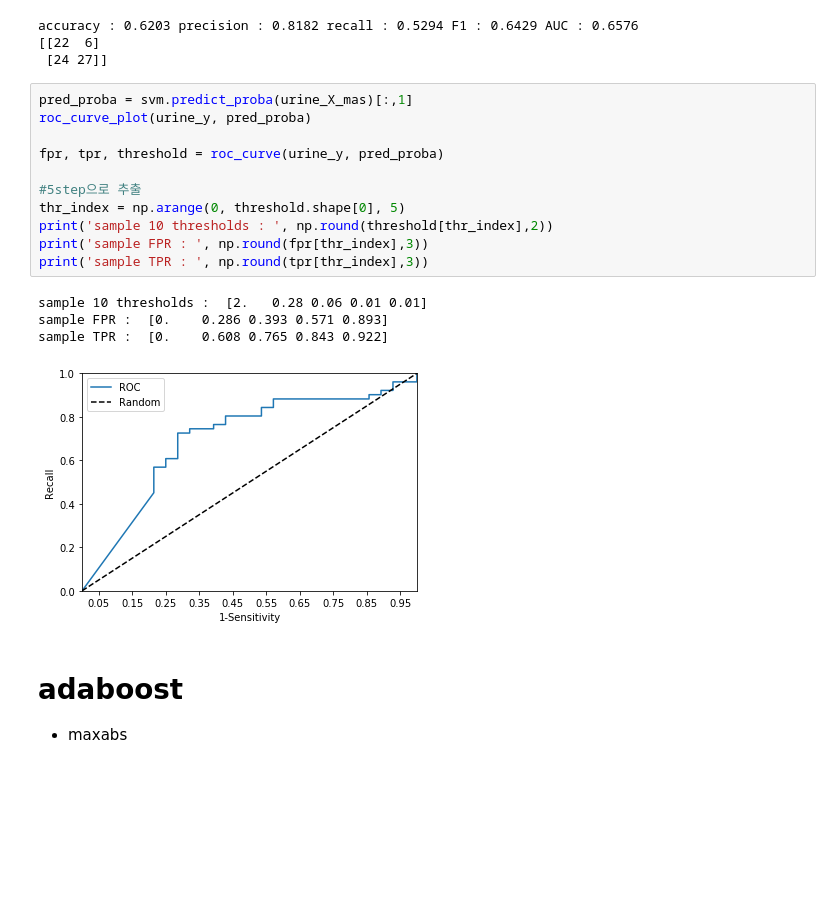
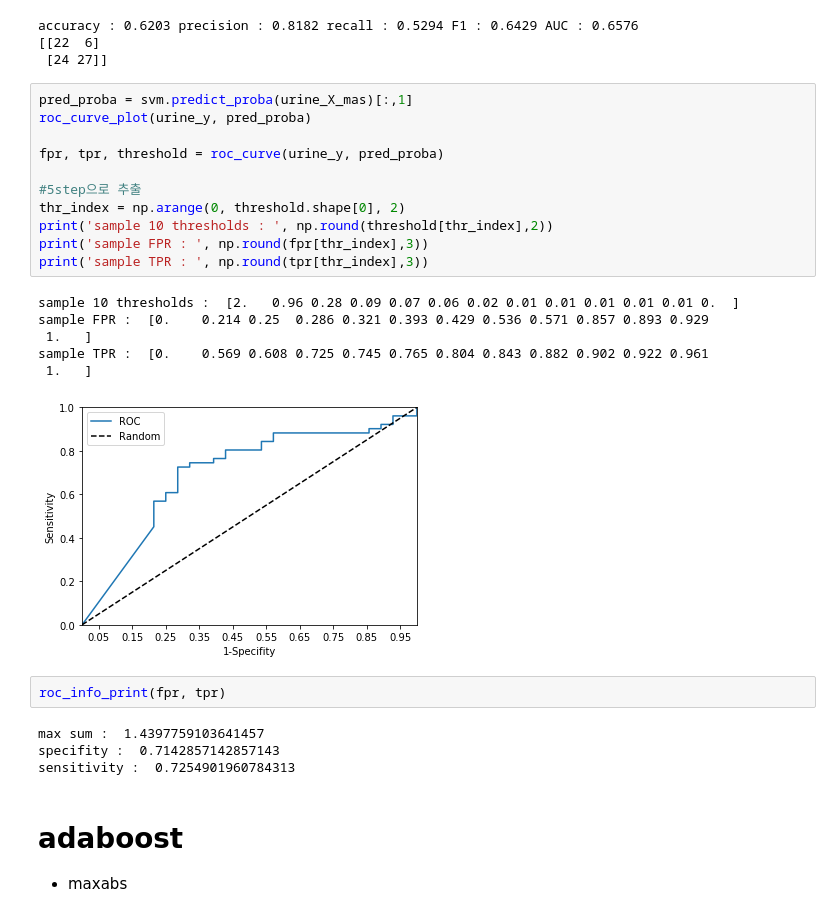
Before and after one commit to miniii222/CNV, a Jupyter notebook: new/01-4.roc_curve.ipynb, the cells around one changed output. Cells and saved outputs as stored; diff of their text form; blank space fills up the shorter version.

```diff
--- a/new/01-4.roc_curve.ipynb
+++ b/new/01-4.roc_curve.ipynb
@@ -178,19 +203,27 @@ accuracy : 0.6203 precision : 0.8182 recall : 0.5294 F1 : 0.6429 AUC : 0.6576
 # %%
 pred_proba = svm.predict_proba(urine_X_mas)[:,1]
 roc_curve_plot(urine_y, pred_proba)
 
 fpr, tpr, threshold = roc_curve(urine_y, pred_proba)
 
 #5step으로 추출
-thr_index = np.arange(0, threshold.shape[0], 5)
+thr_index = np.arange(0, threshold.shape[0], 2)
 print('sample 10 thresholds : ', np.round(threshold[thr_index],2))
 print('sample FPR : ', np.round(fpr[thr_index],3))
 print('sample TPR : ', np.round(tpr[thr_index],3))
 # %% [output]
-sample 10 thresholds :  [2.   0.28 0.06 0.01 0.01]
-sample FPR :  [0.    0.286 0.393 0.571 0.893]
-sample TPR :  [0.    0.608 0.765 0.843 0.922]
+sample 10 thresholds :  [2.   0.96 0.28 0.09 0.07 0.06 0.02 0.01 0.01 0.01 0.01 0.01 0.  ]
+sample FPR :  [0.    0.214 0.25  0.286 0.321 0.393 0.429 0.536 0.571 0.857 0.893 0.929
+ 1.   ]
+sample TPR :  [0.    0.569 0.608 0.725 0.745 0.765 0.804 0.843 0.882 0.902 0.922 0.961
+ 1.   ]
-[figure, old version]
+[figure, new version]
+# %%
+roc_info_print(fpr, tpr)
+# %% [output]
+max sum :  1.4397759103641457
+specifity :  0.7142857142857143
+sensitivity :  0.7254901960784313
 # %% [markdown]
 # adaboost
 - maxabs
```
Also changed, not shown: parts of 22 cells of this notebook, 1 other file.
